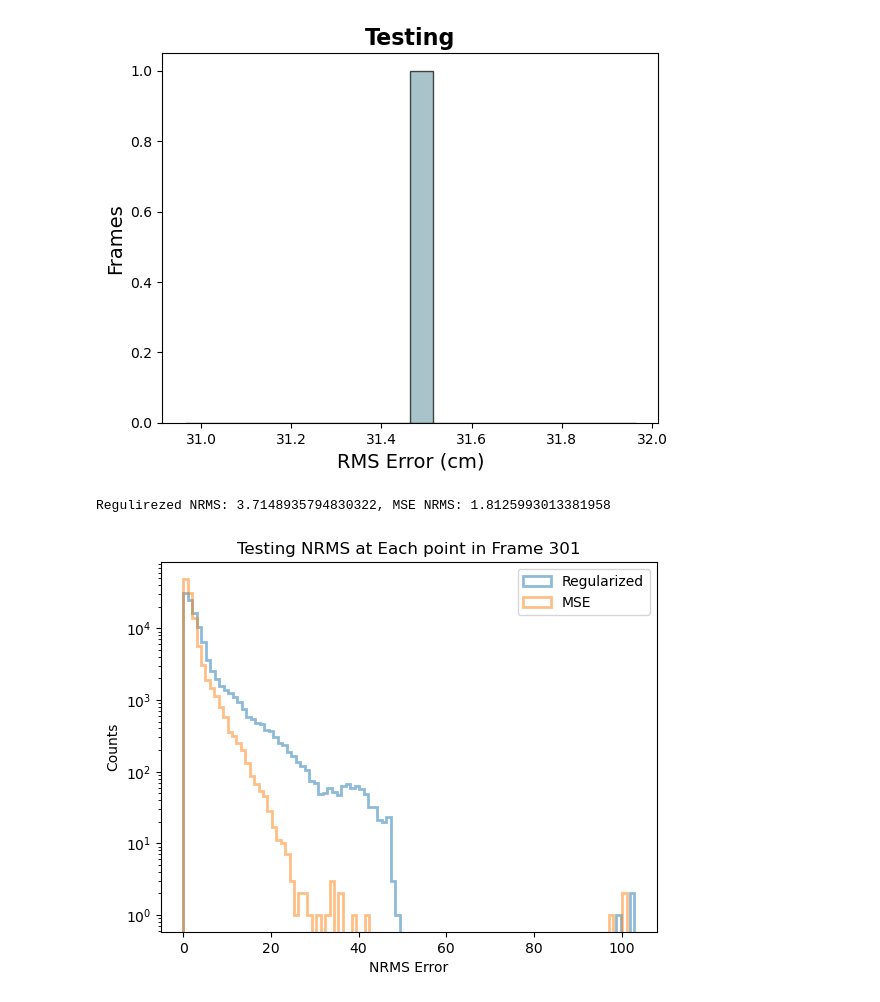
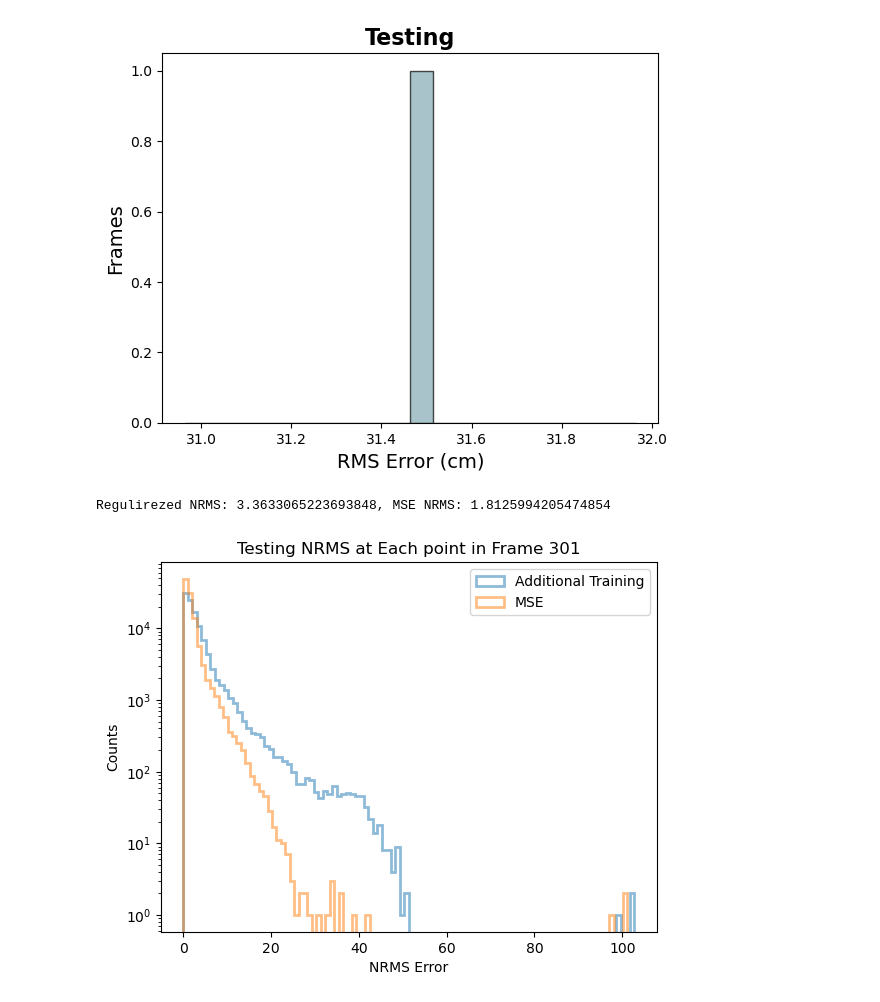
Before and after one commit to davebobculver/siren-sea-surface-code, a Jupyter notebook: errors.ipynb, the cells around one changed output. Cells and saved outputs as stored; diff of their text form; code cells hidden in the pictures.

```diff
--- a/errors.ipynb
+++ b/errors.ipynb
@@ -31,7 +31,7 @@ with torch.no_grad():
 dataset = pre_pro.FrameDataset(input, output)
 spt_dataloader = DataLoader(dataset, shuffle=True, batch_size=1)
 # %%
-network_info = torch.load('nets/SPT/spt_250_350_small_alpha.pt', weights_only=True)
+network_info = torch.load('nets/SPT/spt_e_10000_a_5.pt', weights_only=True)
 net = Net(torch.cos, *network_info['model config'])
 net.load_state_dict(network_info['model_state_dict'])
 net.to('cuda')
@@ -183,18 +183,18 @@ with torch.no_grad():
 # %%
 results = np.concatenate(stats_test)
 mse_results = np.concatenate(mse_stats_test)
 
 print(f'Regulirezed NRMS: {results.mean()}, MSE NRMS: {mse_results.mean()}')
 
 att = dict(histtype='step', linewidth = 2, alpha=0.5)
-plt.hist(results, bins=100, **att, color='C0', label='Regularized')
+plt.hist(results, bins=100, **att, color='C0', label='Additional Training')
 plt.hist(mse_results, bins=100, **att, color='C1', label='MSE')
 plt.yscale('log')
 plt.xlabel('NRMS Error')
 plt.ylabel('Counts')
 plt.title('Testing NRMS at Each point in Frame 301')
 plt.legend()
 plt.show()
 # %% [output]
-Regulirezed NRMS: 3.7148935794830322, MSE NRMS: 1.8125993013381958
+Regulirezed NRMS: 3.3633065223693848, MSE NRMS: 1.8125994205474854
-[figure, old version]
+[figure, new version]
```
Also changed, not shown: parts of 1 cell of this notebook, 13 other files.
